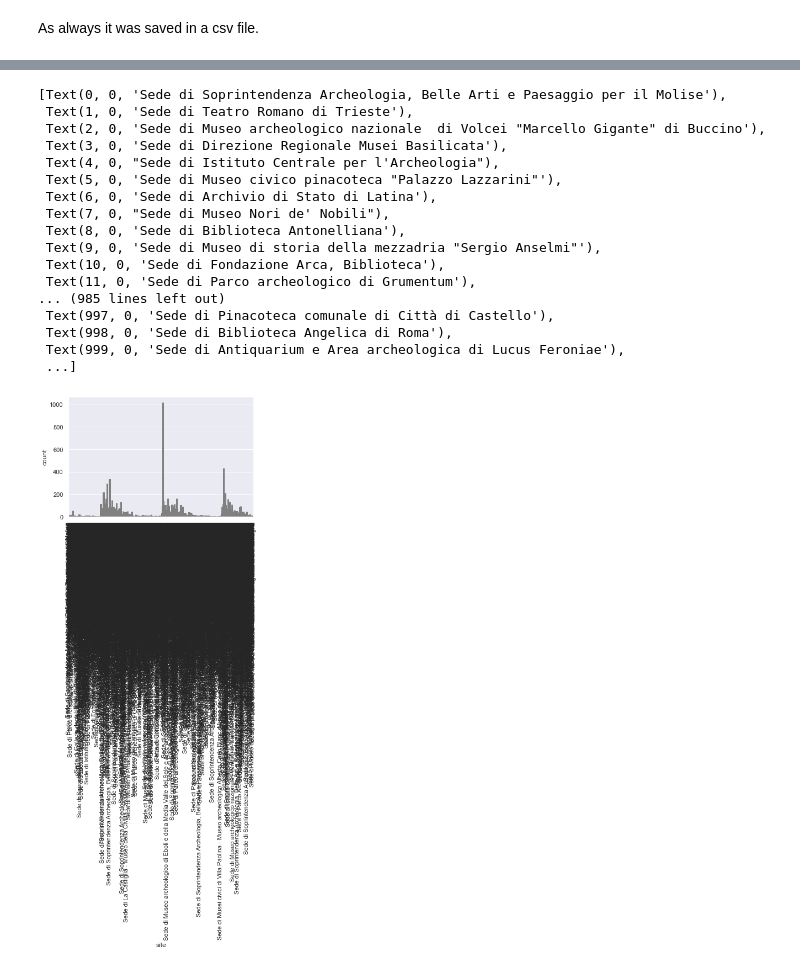
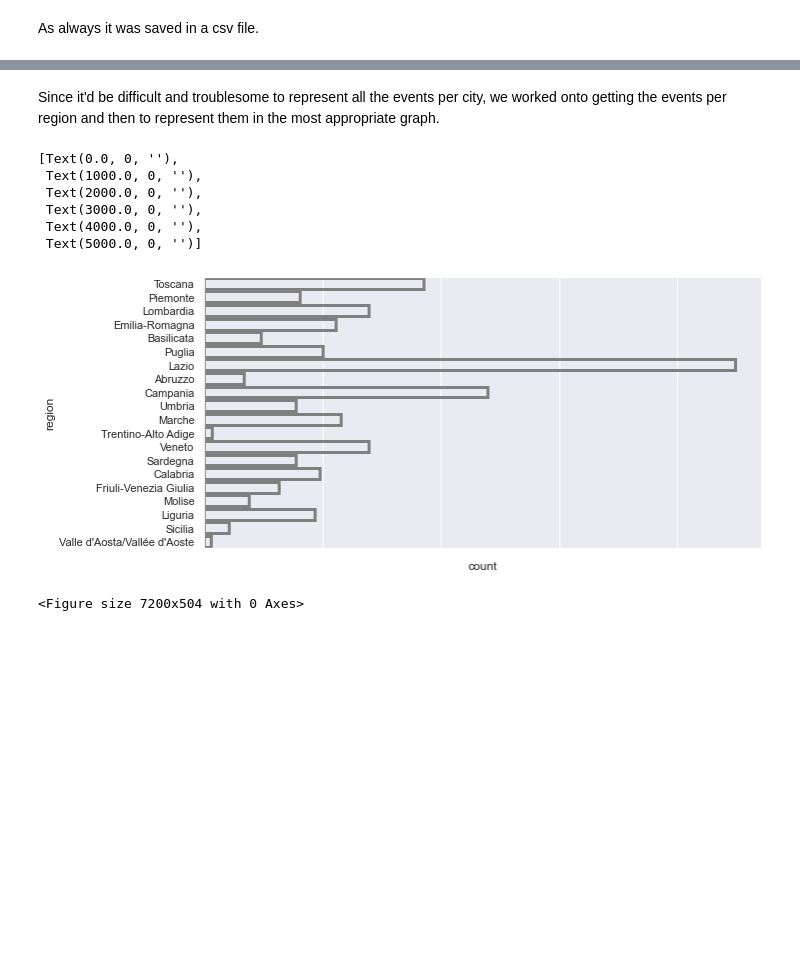
Before and after one commit to Infoviz-ICD/Infoviz-ICD, a Jupyter notebook: CulturalEvents/culturalevents.ipynb, the cells around one changed output, grey strips where cells are left out. Cells and saved outputs as stored; diff of their text form; code cells hidden in the pictures; blank space fills up the shorter version.

```diff
--- a/CulturalEvents/culturalevents.ipynb
+++ b/CulturalEvents/culturalevents.ipynb
@@ -273,16 +271,8 @@ tiapit:endTime ?endtime.
 ?address clvapit:hasCity ?urlcity.
 }"""
 # %%
-df = sparql_dataframe.get(endpoint, query_count_time)
+df_time_count = sparql_dataframe.get(endpoint, query_count_time)
 # %% [markdown]
 As always it was saved in a csv file.
 # %%
 df.to_csv("time_count.csv")
-# %%
-# pandas
-import pandas as pd
-
-# parse the csv into a dataframe
-df = pd.read_csv("numbersite.csv")
-df = df[["count","site"]]
-df.head
@@ -309,39 +279,49 @@ pp.ProfileReport(df)
+# %% [markdown]
+Since it'd be difficult and troublesome to represent all the events per city, we worked onto getting the events per region and then to represent them in the most appropriate graph.
+# %%
+endpoint = 'https://dati.cultura.gov.it/sparql'
+
+query_regions="""SELECT DISTINCT (count (?s) as ?count) ?region WHERE {
+ ?s a cis:CulturalEvent;
+rdfs:label ?event.
+?s cis:isHostedBySite ?o.
+?o rdfs:label ?site.
+?o cis:siteAddress ?address.
+?address clvapit:hasRegion ?regionurl.
+?regionurl rdfs:label ?region
+
+
+}"""
+# %%
+df_region = sparql_dataframe.get(endpoint, query_regions)
 # %%
 import seaborn as sns
 import matplotlib.pyplot as plt
 
 # Apply the default theme
 # sns.set_theme() in older versions of seaborn
 sns.set()
 
 # rename data frame
 periods = df
 
 # count function to show the number of observations of a category (period_label) in a dataset as a bar chart
 # see documentation here https://seaborn.pydata.org/generated/seaborn.catplot.html
 my_plot=sns.barplot(
-    data=df, x="site", y="count",
+    data=df_region, x="count", y="region",
     errorbar=("pi", 50), capsize=.4, errcolor=".5",
     linewidth=3, edgecolor=".5", facecolor=(0, 0, 0, 0),
 )
+plt.figure(figsize=(100,7))
+plt.rcParams["xtick.labelsize"] = 7
 
 my_plot.set_xticklabels(my_plot.get_xticklabels(), rotation=90)
 # %% [output]
-[Text(0, 0, 'Sede di Soprintendenza Archeologia, Belle Arti e Paesaggio per il Molise'),
- Text(1, 0, 'Sede di Teatro Romano di Trieste'),
- Text(2, 0, 'Sede di Museo archeologico nazionale  di Volcei "Marcello Gigante" di Buccino'),
- Text(3, 0, 'Sede di Direzione Regionale Musei Basilicata'),
- Text(4, 0, "Sede di Istituto Centrale per l'Archeologia"),
- Text(5, 0, 'Sede di Museo civico pinacoteca "Palazzo Lazzarini"'),
- Text(6, 0, 'Sede di Archivio di Stato di Latina'),
- Text(7, 0, "Sede di Museo Nori de' Nobili"),
- Text(8, 0, 'Sede di Biblioteca Antonelliana'),
- Text(9, 0, 'Sede di Museo di storia della mezzadria "Sergio Anselmi"'),
- Text(10, 0, 'Sede di Fondazione Arca, Biblioteca'),
- Text(11, 0, 'Sede di Parco archeologico di Grumentum'),
-... (985 lines left out)
- Text(997, 0, 'Sede di Pinacoteca comunale di Città di Castello'),
- Text(998, 0, 'Sede di Biblioteca Angelica di Roma'),
- Text(999, 0, 'Sede di Antiquarium e Area archeologica di Lucus Feroniae'),
- ...]
+[Text(0.0, 0, ''),
+ Text(1000.0, 0, ''),
+ Text(2000.0, 0, ''),
+ Text(3000.0, 0, ''),
+ Text(4000.0, 0, ''),
+ Text(5000.0, 0, '')]
-[figure, old version]
+[figure, new version]
+<Figure size 7200x504 with 0 Axes>
```
Also changed, not shown: parts of 7 cells of this notebook.
